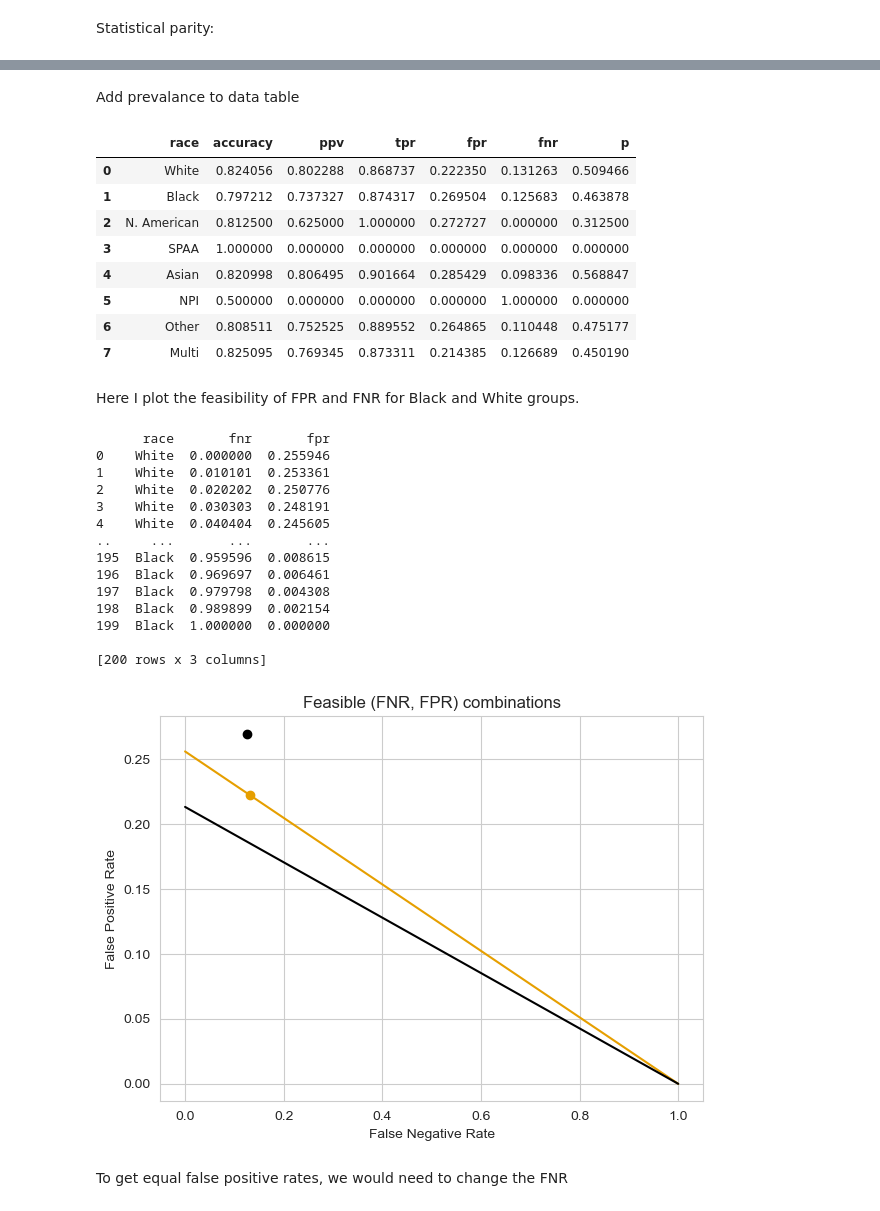
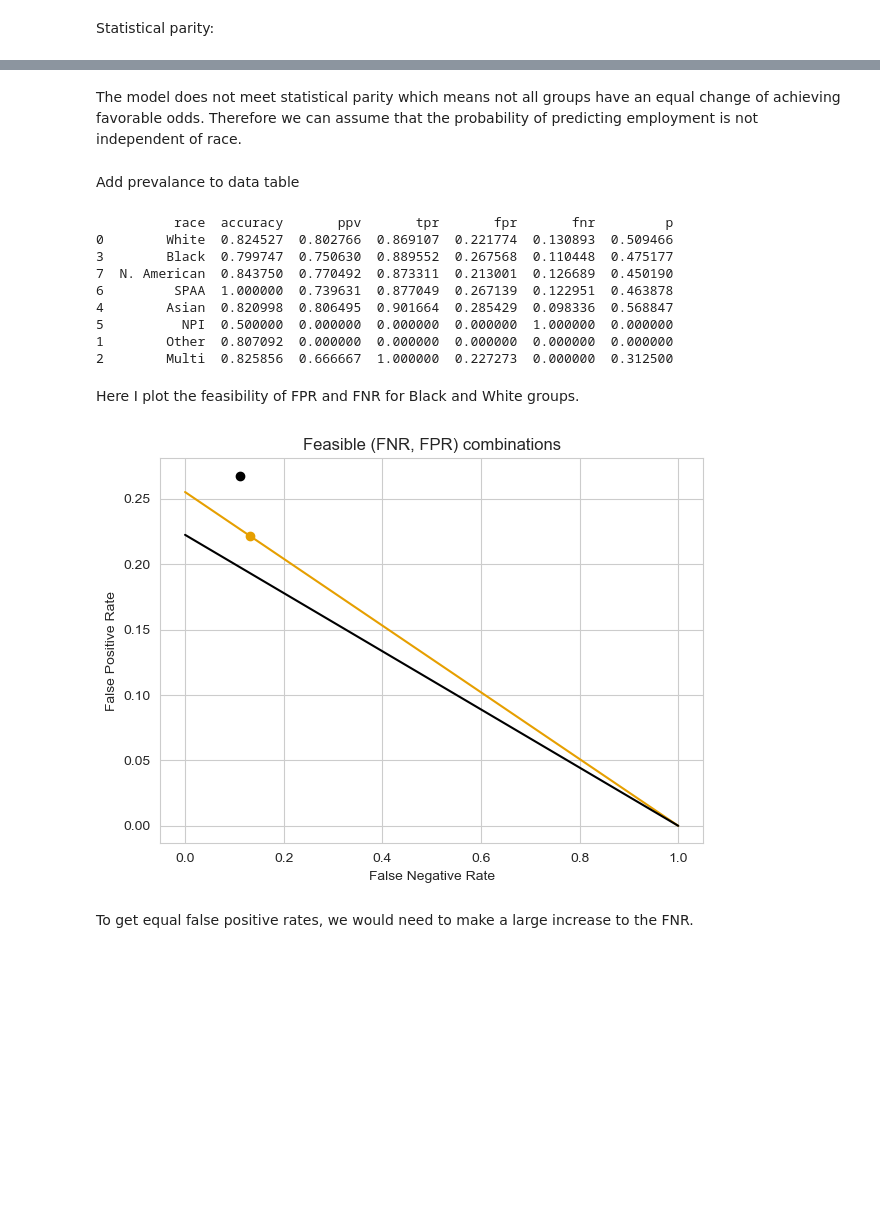
Before and after one commit to EpicET/EpicET.github.io, a Jupyter notebook: posts/blog3/index.ipynb, the cells around one changed output, grey strips where cells are left out. Cells and saved outputs as stored; diff of their text form; code cells hidden in the pictures; blank space fills up the shorter version.

```diff
--- a/posts/blog3/index.ipynb
+++ b/posts/blog3/index.ipynb
@@ -235,6 +273,7 @@ for group in groups:
    accuracies.append(accuracy)
 
 audit["accuracy"] = accuracies
+audit = convert_race(audit)
 audit
 # %% [output]
 |  | race | accuracy |
@@ -251,8 +292,6 @@ This is the PPV, the false negative and false positive rate by group:
 # %%
 ppvs = []
 tprs = []
-
-
 fnrs = []
 fprs = []
 
@@ -285,10 +324,7 @@ for group in groups:
 
 audit["ppv"] = ppvs
 audit["tpr"] = tprs
-
 audit["fpr"] = fprs
 audit["fnr"] = fnrs
-audit.set_index("race", inplace=True)
-audit.sort_index(inplace=True)
 audit
 # %% [output]
@@ -348,3 +403,0 @@ The model does not meet statistical parity.
-# %%
-audit.reset_index(inplace=True)
-print(audit)
@@ -361,7 +403,0 @@ print(audit)
-# %%
-audit['race'] = audit['race'].replace({1: "White", 2: "Black", 3: "N. American", 4:"N. Alaskan",
-                      5:"SPAA",
-                      6:'Asian', 7: 'NPI', 8:'Other', 9: 'Multi'})
-
-audit['race'] = pd.Categorical(audit['race'])
-audit
@@ -378,19 +404,22 @@ audit
+# %% [markdown]
+The model does not meet statistical parity which means not all groups have an equal change of achieving favorable odds. Therefore we can assume that the probability of predicting employment is not independent of race.
 # %% [markdown]
 Add prevalance to data table
 # %%
 audit["p"] = (1 + (audit["tpr"] / audit["fpr"]) * ((1 - audit["ppv"])/(audit["ppv"]))) ** -1
 audit["p"] = audit["p"].fillna(0)
 audit
+print(audit)
 # %% [output]
-|  | race | accuracy | ppv | tpr | fpr | fnr | p |
-| 0 | White | 0.824056 | 0.802288 | 0.868737 | 0.222350 | 0.131263 | 0.509466 |
-| 1 | Black | 0.797212 | 0.737327 | 0.874317 | 0.269504 | 0.125683 | 0.463878 |
-| 2 | N. American | 0.812500 | 0.625000 | 1.000000 | 0.272727 | 0.000000 | 0.312500 |
-| 3 | SPAA | 1.000000 | 0.000000 | 0.000000 | 0.000000 | 0.000000 | 0.000000 |
-| 4 | Asian | 0.820998 | 0.806495 | 0.901664 | 0.285429 | 0.098336 | 0.568847 |
-| 5 | NPI | 0.500000 | 0.000000 | 0.000000 | 0.000000 | 1.000000 | 0.000000 |
-| 6 | Other | 0.808511 | 0.752525 | 0.889552 | 0.264865 | 0.110448 | 0.475177 |
-| 7 | Multi | 0.825095 | 0.769345 | 0.873311 | 0.214385 | 0.126689 | 0.450190 |
+          race  accuracy       ppv       tpr       fpr       fnr         p
+0        White  0.824527  0.802766  0.869107  0.221774  0.130893  0.509466
+3        Black  0.799747  0.750630  0.889552  0.267568  0.110448  0.475177
+7  N. American  0.843750  0.770492  0.873311  0.213001  0.126689  0.450190
+6         SPAA  1.000000  0.739631  0.877049  0.267139  0.122951  0.463878
+4        Asian  0.820998  0.806495  0.901664  0.285429  0.098336  0.568847
+5          NPI  0.500000  0.000000  0.000000  0.000000  1.000000  0.000000
+1        Other  0.807092  0.000000  0.000000  0.000000  0.000000  0.000000
+2        Multi  0.825856  0.666667  1.000000  0.227273  0.000000  0.312500
 # %% [markdown]
 Here I plot the feasibility of FPR and FNR for Black and White groups.
 # %%
@@ -398,71 +427,48 @@ import seaborn as sns
 
 # Filter to only include Black and White groups
 filtered = audit[audit["race"].isin(["Black", "White"])]
-# print(filtered)
 
 orange_color = "#E69F00"
 black_color = "#000000"
 
 # A cleaner table
 feasible = filtered[["race", "fpr", "fnr", "p"]].copy()
-
 lines = []
-p_values = []
 
 # Make fixed ppv based on the white ppv
 fixed_ppv = filtered.loc[filtered["race"] == "White", "ppv"].values[0]
 fnr_range = np.linspace(0, 1, 100)
 
-
+# Compute feasible FPR for different FNR values
 for i, row in feasible.iterrows():
     race = row["race"]
-    p = row["p"]  # Prevalence is fixed per group
+    p = row["p"]
 
-    # Compute feasible FPR for different FNR values
     fprs = (p / (1 - p)) * ((1 - fixed_ppv) / fixed_ppv) * (1 - fnr_range)
 
-    for fnr_val, fpr_val in zip(fnr_range, fprs):
-        lines.append({"race": race, "fnr": fnr_val, "fpr": fpr_val})
+    for fnr, fpr in zip(fnr_range, fprs):
+        lines.append({"race": race, "fnr": fnr, "fpr": fpr})
 
-# Convert list to DataFrame
 lines_df = pd.DataFrame(lines)
 
 plt.figure(figsize=(7, 5))
 sns.set_style("whitegrid")
 
 # Plot observed (fnr, fpr)
 for i, row in feasible.iterrows():
     color = orange_color if row["race"] == "White" else black_color
     plt.scatter(row["fnr"], row["fpr"], color=color)
 
 # Plot feasible (fnr, fpr) line
-for race, color in zip(["White", "Black"]):
-    color = orange_color if race == "White" else black_color
-    subset = lines_df[lines_df["race"] == race]
-    plt.plot(subset["fnr"], subset["fpr"], color=color)
-
-
-
+for race, color in zip(["White", "Black"], [orange_color, black_color]):
+    line = lines_df[lines_df["race"] == race]
+    plt.plot(line["fnr"], line["fpr"], color=color)
 
 plt.xlabel("False Negative Rate")
 plt.ylabel("False Positive Rate")
 plt.title("Feasible (FNR, FPR) combinations")
 plt.show()
 # %% [output]
-      race       fnr       fpr
-0    White  0.000000  0.255946
-1    White  0.010101  0.253361
-2    White  0.020202  0.250776
-3    White  0.030303  0.248191
-4    White  0.040404  0.245605
-..     ...       ...       ...
-195  Black  0.959596  0.008615
-196  Black  0.969697  0.006461
-197  Black  0.979798  0.004308
-198  Black  0.989899  0.002154
-199  Black  1.000000  0.000000
-
-[200 rows x 3 columns]
-[figure, old version]
+[figure, new version]
 # %% [markdown]
-To get equal false positive rates, we would need to change the FNR
+To get equal false positive rates, we would need to make a large increase to the FNR.
```
Also changed, not shown: parts of 36 cells of this notebook.
